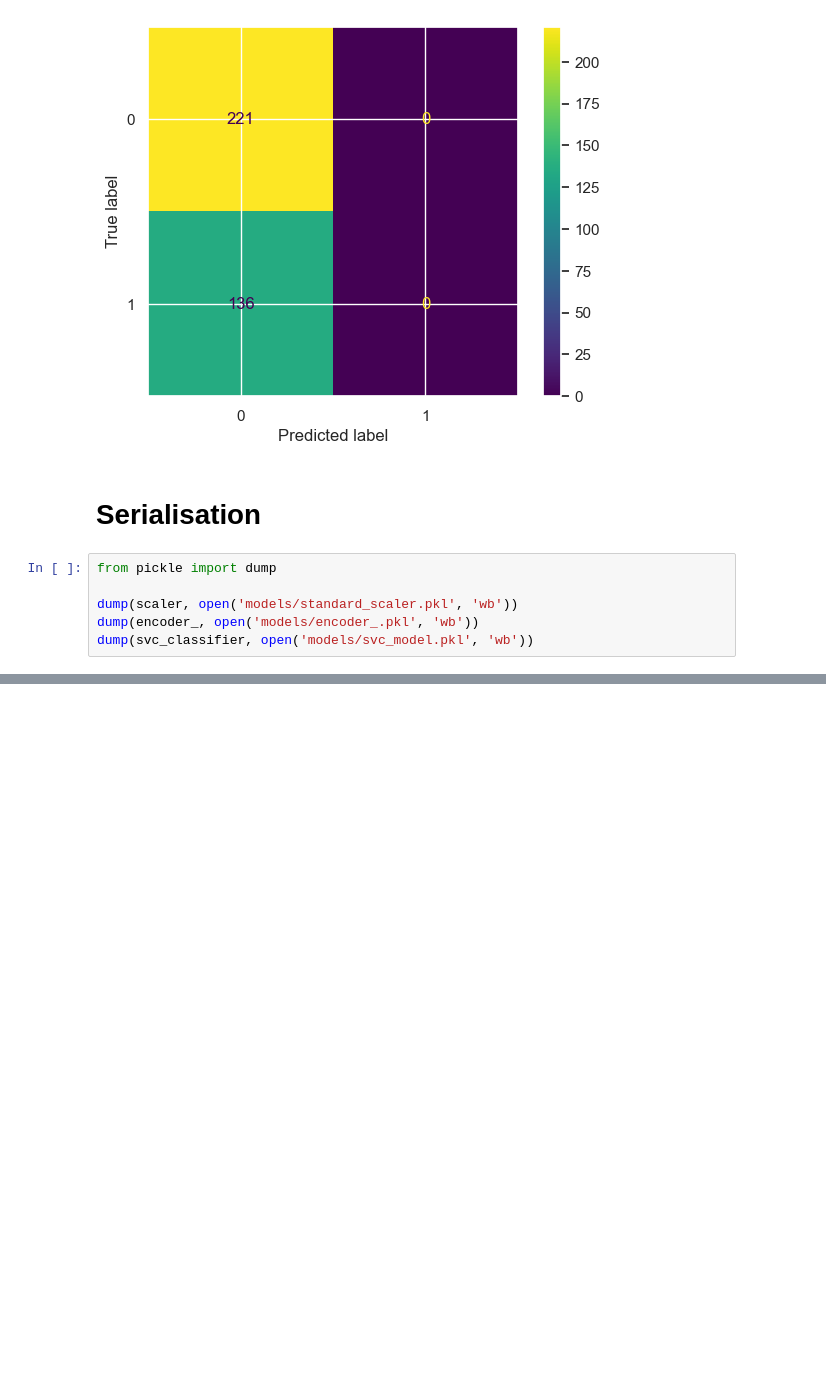
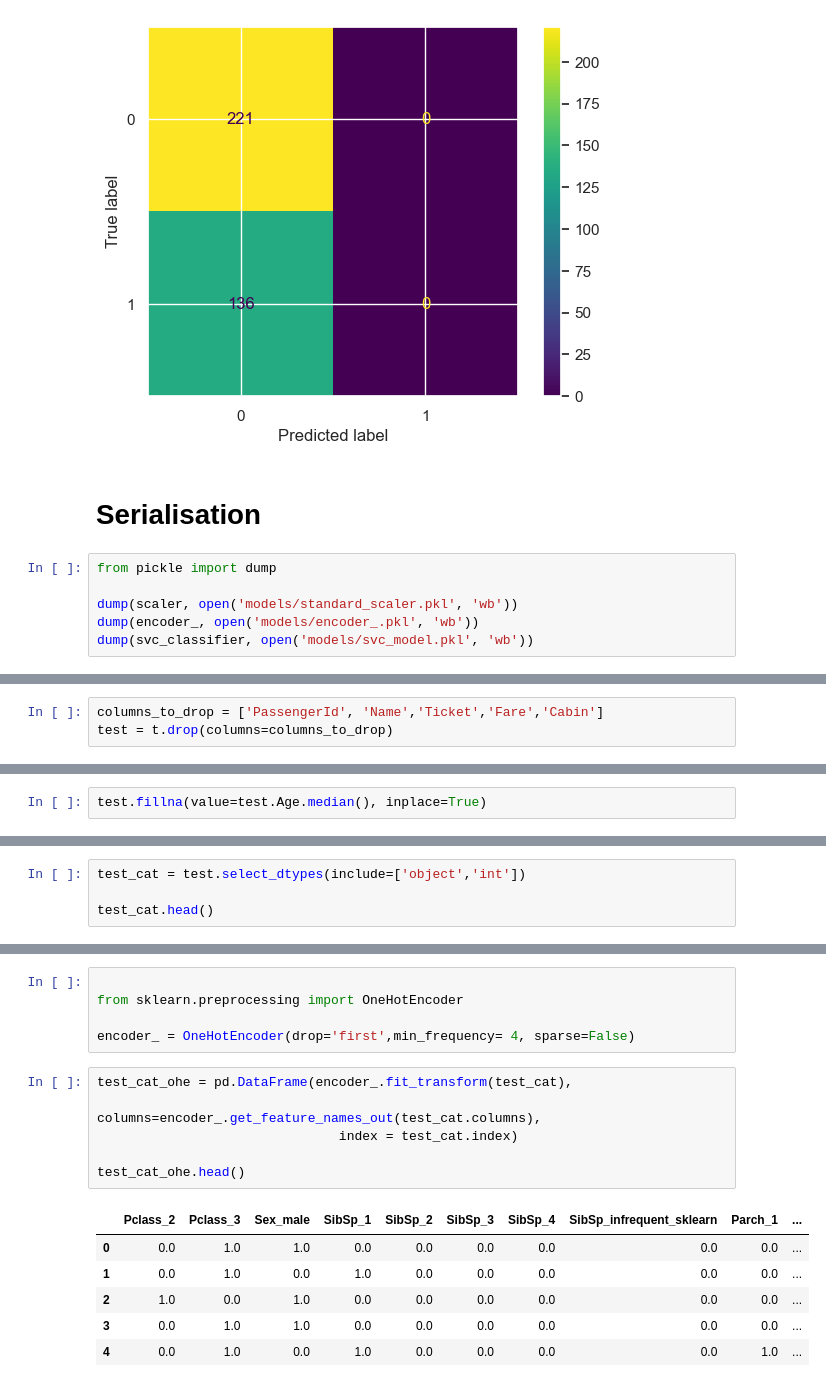
Before and after one commit to viz-graffito/Titanic-Death-Predictor, a Jupyter notebook: main.ipynb, the cells around one changed output, grey strips where cells are left out. Saved outputs shown, nothing was run; the diff lists cells and outputs as text; blank space fills up the shorter version.

```diff
--- a/main.ipynb
+++ b/main.ipynb
@@ -1421,0 +1444,3 @@ dump(svc_classifier, open('models/svc_model.pkl', 'wb'))
+# %%
+columns_to_drop = ['PassengerId', 'Name','Ticket','Fare','Cabin']
+test = t.drop(columns=columns_to_drop)
@@ -1421,0 +1470,2 @@ dump(svc_classifier, open('models/svc_model.pkl', 'wb'))
+# %%
+test.fillna(value=test.Age.median(), inplace=True)
@@ -1421,0 +1483,4 @@ dump(svc_classifier, open('models/svc_model.pkl', 'wb'))
+# %%
+test_cat = test.select_dtypes(include=['object','int'])
+
+test_cat.head()
@@ -1421,0 +1520,18 @@ dump(svc_classifier, open('models/svc_model.pkl', 'wb'))
+# %%
+
+from sklearn.preprocessing import OneHotEncoder
+
+encoder_ = OneHotEncoder(drop='first',min_frequency= 4, sparse=False)
+# %%
+test_cat_ohe = pd.DataFrame(encoder_.fit_transform(test_cat),
+                               columns=encoder_.get_feature_names_out(test_cat.columns),
+                               index = test_cat.index)
+
+test_cat_ohe.head()
+# %% [output]
+|  | Pclass_2 | Pclass_3 | Sex_male | SibSp_1 | SibSp_2 | SibSp_3 | SibSp_4 | SibSp_infrequent_sklearn | Parch_1 | ... |
+| 0 | 0.0 | 1.0 | 1.0 | 0.0 | 0.0 | 0.0 | 0.0 | 0.0 | 0.0 | ... |
+| 1 | 0.0 | 1.0 | 0.0 | 1.0 | 0.0 | 0.0 | 0.0 | 0.0 | 0.0 | ... |
+| 2 | 1.0 | 0.0 | 1.0 | 0.0 | 0.0 | 0.0 | 0.0 | 0.0 | 0.0 | ... |
+| 3 | 0.0 | 1.0 | 1.0 | 0.0 | 0.0 | 0.0 | 0.0 | 0.0 | 0.0 | ... |
+| 4 | 0.0 | 1.0 | 0.0 | 1.0 | 0.0 | 0.0 | 0.0 | 0.0 | 1.0 | ... |
```
Also changed, not shown: parts of 18 cells of this notebook, 16 other files.
